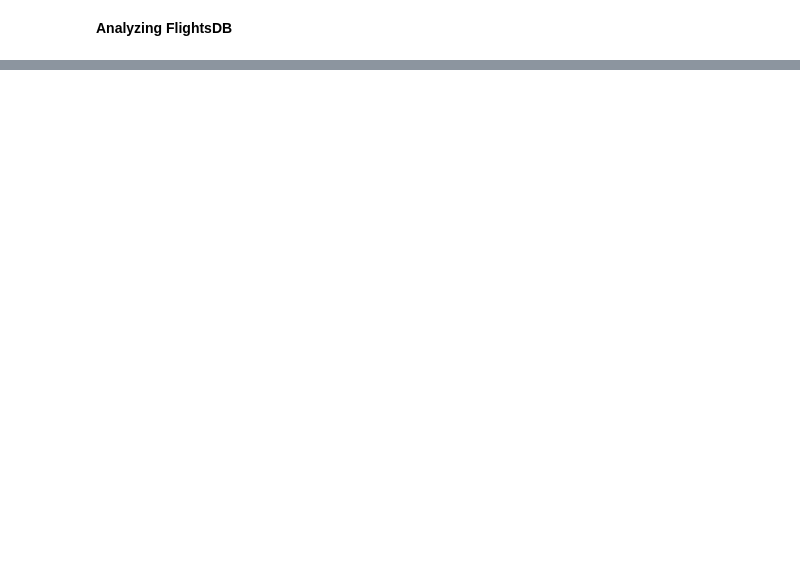
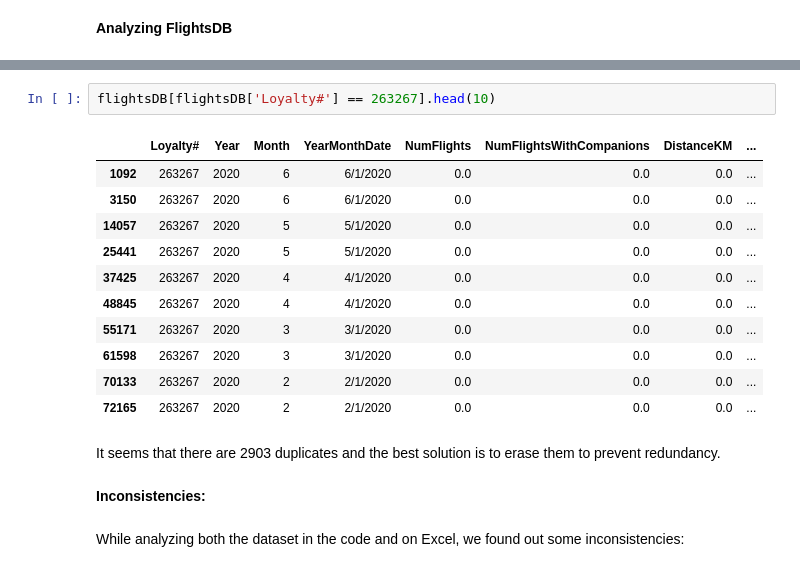
Before and after one commit to barbara-sousa-franco/Data-Mining-Project, a Jupyter notebook: Deliverable 1.ipynb, the cells around one changed output, grey strips where cells are left out. Cells and saved outputs as stored; diff of their text form; blank space fills up the shorter version.

Commit message:
flightsDB analyziz

```diff
--- a/Deliverable 1.ipynb
+++ b/Deliverable 1.ipynb
@@ -365,0 +490,20 @@ Loyalty is the costumer identifier so it should be the index for the costumers d
+# %%
+flightsDB[flightsDB['Loyalty#'] == 263267].head(10)
+# %% [output]
+|  | Loyalty# | Year | Month | YearMonthDate | NumFlights | NumFlightsWithCompanions | DistanceKM | ... |
+| 1092 | 263267 | 2020 | 6 | 6/1/2020 | 0.0 | 0.0 | 0.0 | ... |
+| 3150 | 263267 | 2020 | 6 | 6/1/2020 | 0.0 | 0.0 | 0.0 | ... |
+| 14057 | 263267 | 2020 | 5 | 5/1/2020 | 0.0 | 0.0 | 0.0 | ... |
+| 25441 | 263267 | 2020 | 5 | 5/1/2020 | 0.0 | 0.0 | 0.0 | ... |
+| 37425 | 263267 | 2020 | 4 | 4/1/2020 | 0.0 | 0.0 | 0.0 | ... |
+| 48845 | 263267 | 2020 | 4 | 4/1/2020 | 0.0 | 0.0 | 0.0 | ... |
+| 55171 | 263267 | 2020 | 3 | 3/1/2020 | 0.0 | 0.0 | 0.0 | ... |
+| 61598 | 263267 | 2020 | 3 | 3/1/2020 | 0.0 | 0.0 | 0.0 | ... |
+| 70133 | 263267 | 2020 | 2 | 2/1/2020 | 0.0 | 0.0 | 0.0 | ... |
+| 72165 | 263267 | 2020 | 2 | 2/1/2020 | 0.0 | 0.0 | 0.0 | ... |
+# %% [markdown]
+It seems that there are 2903 duplicates and the best solution is to erase them to prevent redundancy.
+# %% [markdown]
+**Inconsistencies:**
+# %% [markdown]
+While analyzing both the dataset in the code and on Excel, we found out some inconsistencies:
```
Also changed, not shown: parts of 53 cells of this notebook.
